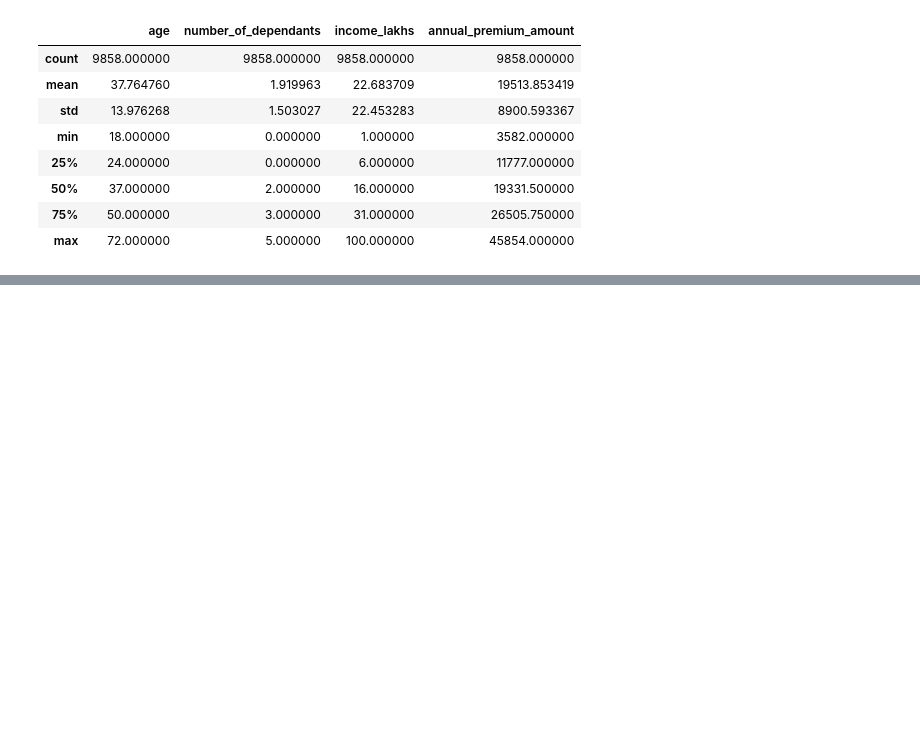
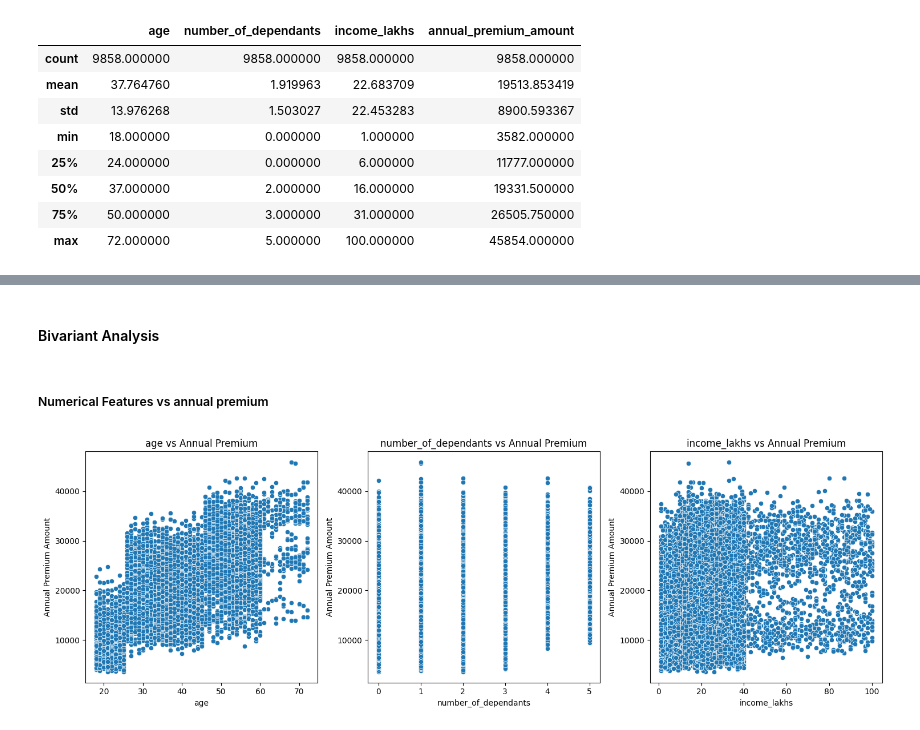
Before and after one commit to gianlucapes/health_care_premium, a Jupyter notebook: notebook/ml_premium_life_style.ipynb, the cells around one changed output, grey strips where cells are left out. Drawn from its saved outputs; the diff is of its cells as text; code cells hidden in the pictures; blank space fills up the shorter version.

```diff
--- a/notebook/ml_premium_life_style.ipynb
+++ b/notebook/ml_premium_life_style.ipynb
@@ -183,0 +249,32 @@ df_copy.describe()
+# %% [markdown]
+#### Bivariant Analysis
+# %% [markdown]
+##### Numerical Features vs annual premium
+# %%
+# Assicurati che 'numerical_column' contenga i nomi delle tue colonne numeriche
+numerical_columns = df_copy.select_dtypes(include=np.number).columns.tolist()
+numerical_columns_to_plot = [col for col in numerical_columns if col != "annual_premium_amount"]
+num_cols = len(numerical_columns_to_plot)
+
+# Calcola il numero di righe e colonne per la griglia di subplot
+num_rows = (num_cols + 2) // 3
+num_cols_per_row = min(num_cols, 3)
+
+fig, axes = plt.subplots(nrows=num_rows, ncols=num_cols_per_row, figsize=(15, 5 * num_rows))
+axes = axes.flatten()
+
+for i, col in enumerate(numerical_columns_to_plot):
+    sns.scatterplot(data=df_copy, x=col, y="annual_premium_amount", ax=axes[i])
+    axes[i].set_title(f'{col} vs Annual Premium')
+    axes[i].set_xlabel(col)
+    axes[i].set_ylabel('Annual Premium Amount')
+
+# Rimuovi i subplot non utilizzati
+if num_cols < num_rows * num_cols_per_row:
+    for j in range(num_cols, num_rows * num_cols_per_row):
+        fig.delaxes(axes[j])
+
+plt.tight_layout()
+plt.show()
+# %% [output]
+[figure, added]
```
Also changed, not shown: parts of 20 cells of this notebook, 2 other files.
